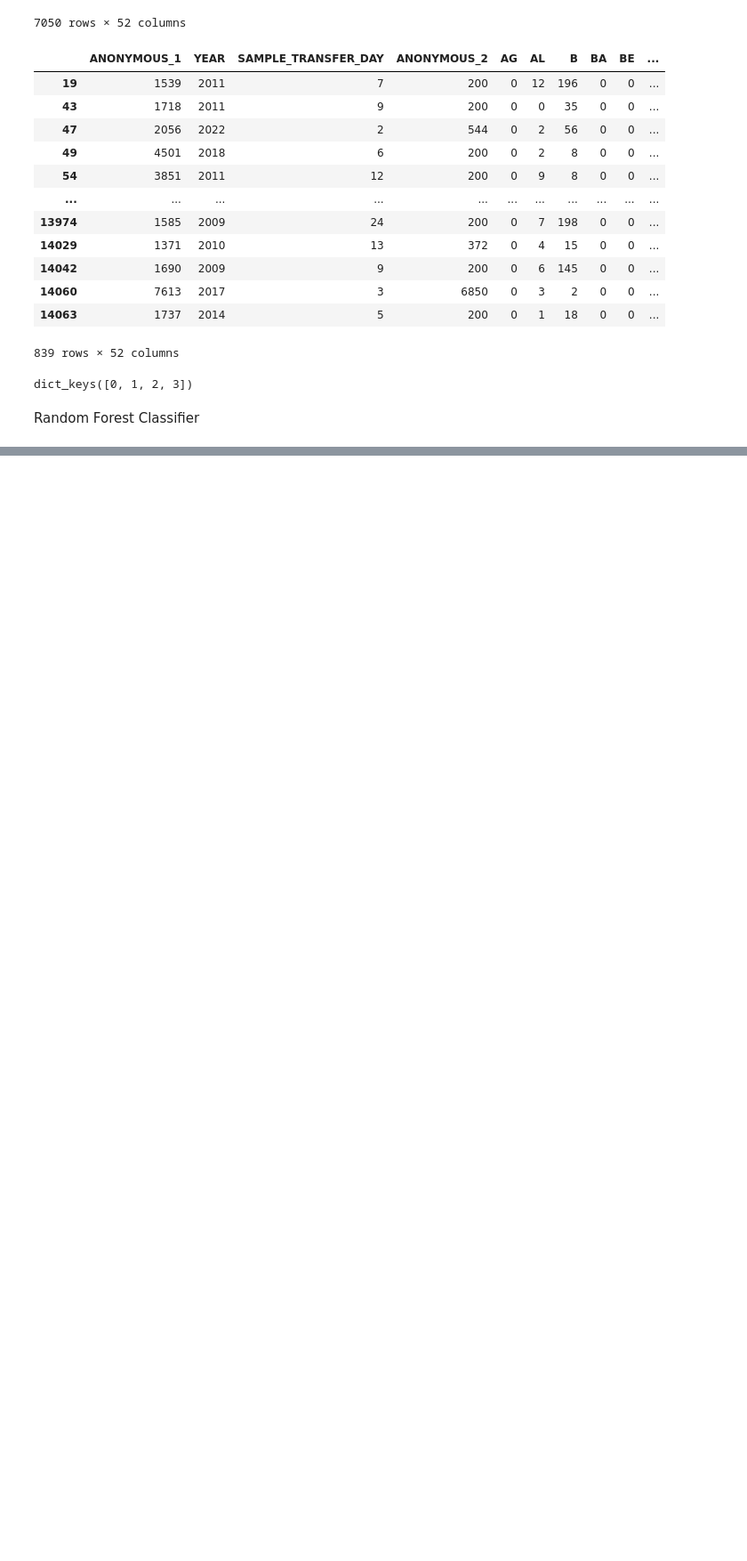
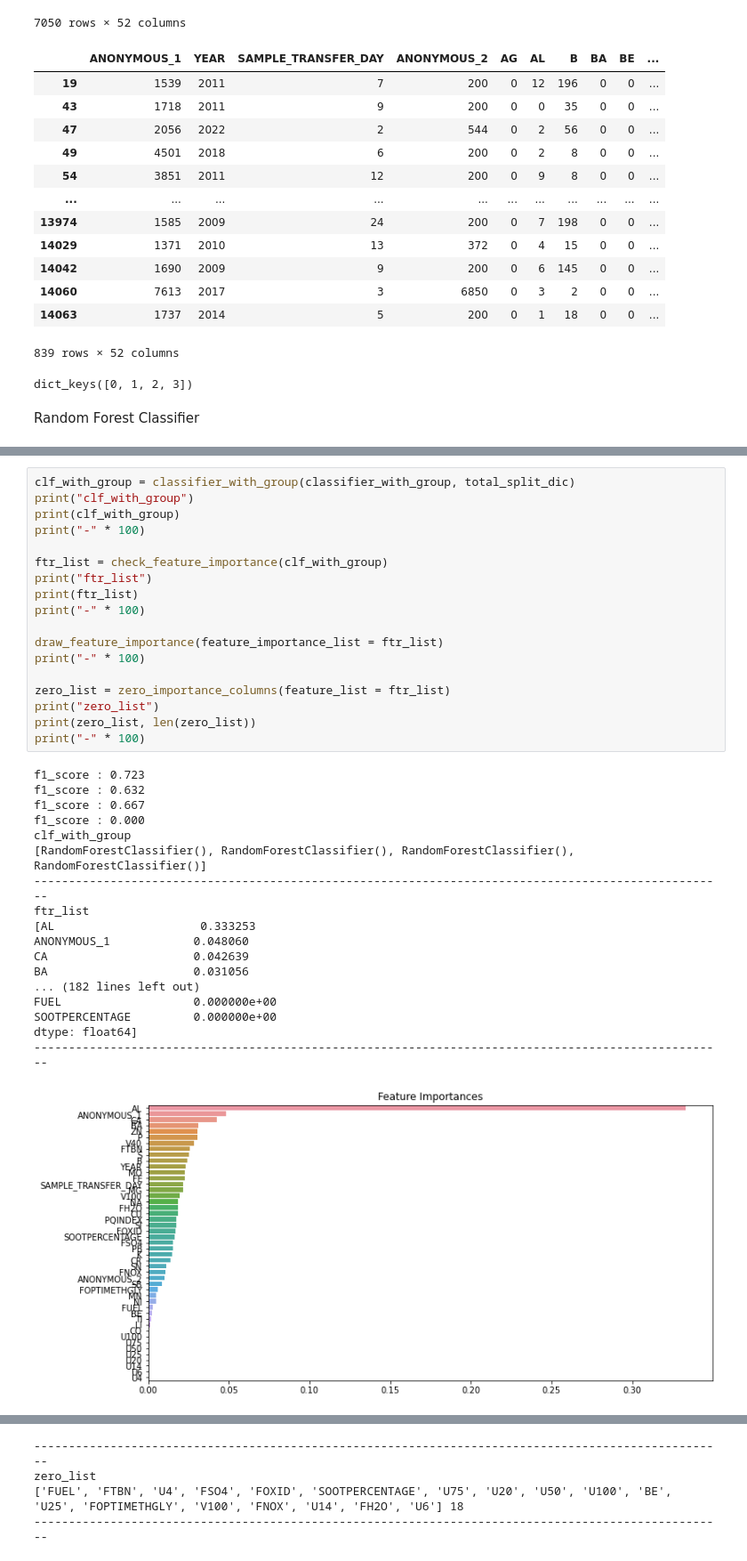
Before and after one commit to cswcjt/Dacon-Oil, a Jupyter notebook: oil_cjt.ipynb, the cells around one changed output, grey strips where cells are left out. Shown at 89% size. Saved outputs shown, nothing was run; the diff lists cells and outputs as text; blank space fills up the shorter version.

```diff
--- a/oil_cjt.ipynb
+++ b/oil_cjt.ipynb
@@ -450,0 +526,37 @@ for group in group_name :
+# %%
+clf_with_group = classifier_with_group(classifier_with_group, total_split_dic)
+print("clf_with_group")
+print(clf_with_group)
+print("-" * 100)
+
+ftr_list = check_feature_importance(clf_with_group)
+print("ftr_list")
+print(ftr_list)
+print("-" * 100)
+
+draw_feature_importance(feature_importance_list = ftr_list)
+print("-" * 100)
+
+zero_list = zero_importance_columns(feature_list = ftr_list)
+print("zero_list")
+print(zero_list, len(zero_list))
+print("-" * 100)
+# %% [output]
+f1_score : 0.723
+f1_score : 0.632
+f1_score : 0.667
+f1_score : 0.000
+clf_with_group
+[RandomForestClassifier(), RandomForestClassifier(), RandomForestClassifier(), RandomForestClassifier()]
+----------------------------------------------------------------------------------------------------
+ftr_list
+[AL                     0.333253
+ANONYMOUS_1            0.048060
+CA                     0.042639
+BA                     0.031056
+... (182 lines left out)
+FUEL                   0.000000e+00
+SOOTPERCENTAGE         0.000000e+00
+dtype: float64]
+----------------------------------------------------------------------------------------------------
+[figure, added]
@@ -450,0 +566,4 @@ for group in group_name :
+----------------------------------------------------------------------------------------------------
+zero_list
+['FUEL', 'FTBN', 'U4', 'FSO4', 'FOXID', 'SOOTPERCENTAGE', 'U75', 'U20', 'U50', 'U100', 'BE', 'U25', 'FOPTIMETHGLY', 'V100', 'FNOX', 'U14', 'FH2O', 'U6'] 18
+----------------------------------------------------------------------------------------------------
```
Also changed, not shown: parts of 23 cells of this notebook.
